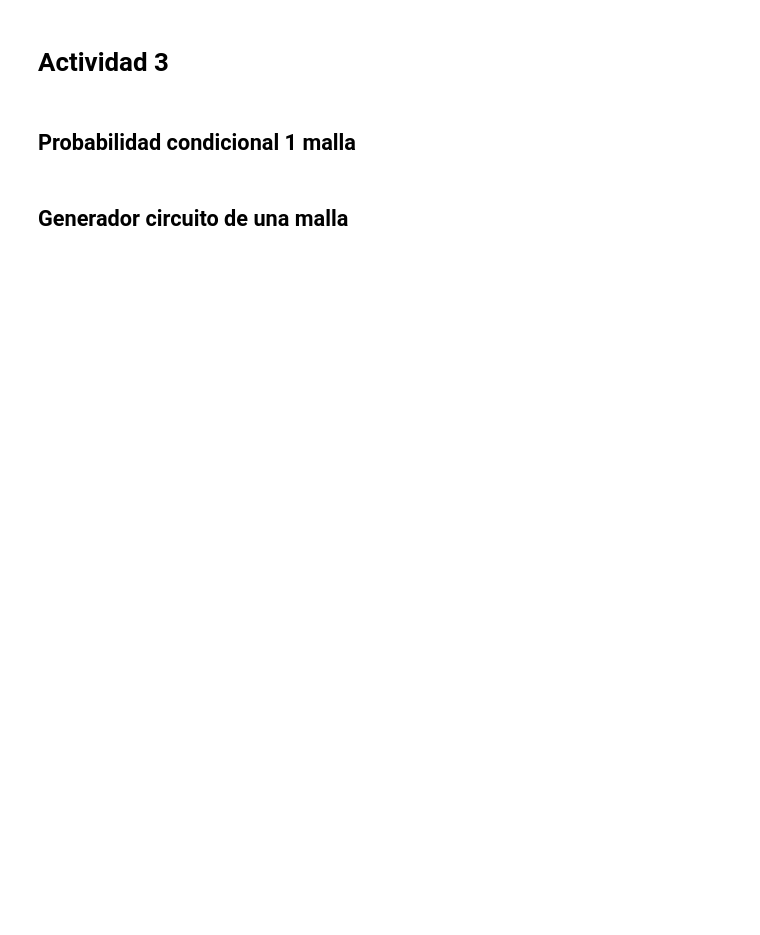
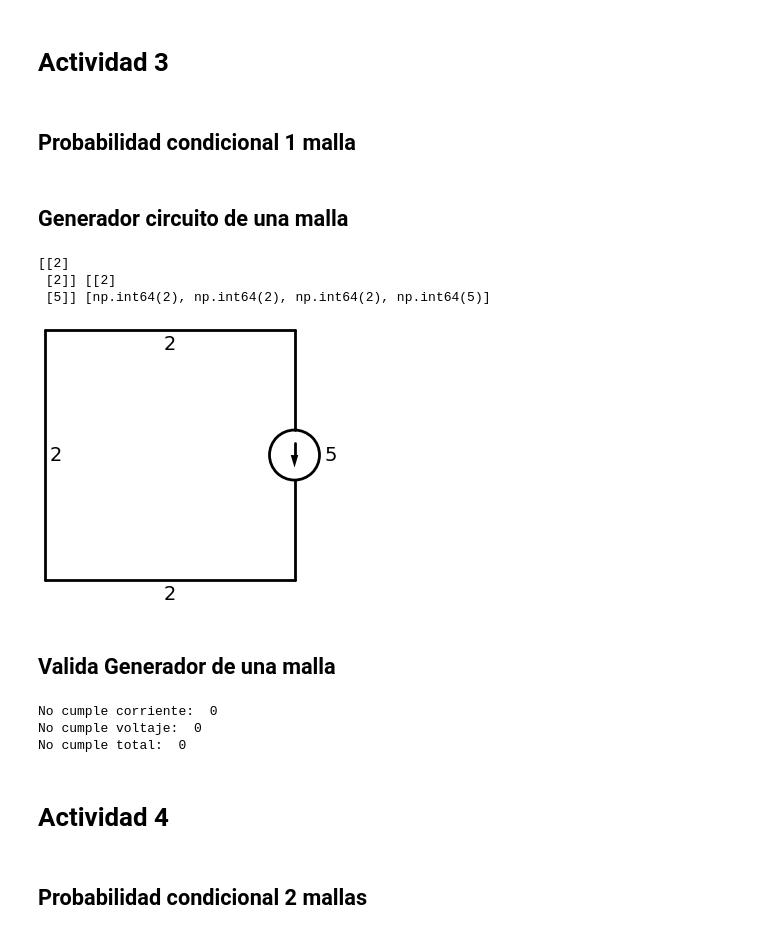
Before and after one commit to criss201x/random-circuit-generator, a Jupyter notebook: notebooks/Trabajo_1.ipynb, the cells around one changed output. Saved outputs shown, nothing was run; the diff lists cells and outputs as text; code cells hidden in the pictures; blank space fills up the shorter version.

Commit message:
add: avance actividad 4

```diff
--- a/notebooks/Trabajo_1.ipynb
+++ b/notebooks/Trabajo_1.ipynb
@@ -136,7 +136,7 @@ V:  [[4]
 
 experimentos = 100_000
 nocumple_corriente = 0
-nocumple_24 = 0
+nocumple_voltaje = 0
 
 for _ in range(experimentos):
     H = va(x, p, 1, 2)
@@ -149,12 +149,12 @@ for _ in range(experimentos):
 
     # Criterio 2: solo voltajes (4) y cortos (2), pero no todos cortos
     if np.all(np.isin(elementos, [2, 4])) and np.any(elementos == 4) and not np.all(elementos == 2):
-        nocumple_24 += 1
+        nocumple_voltaje += 1
 
 # Resultados experimentales
 fr_corriente = nocumple_corriente / experimentos
-fr_24 = nocumple_24 / experimentos
-fr_total = (nocumple_corriente + nocumple_24) / experimentos
+fr_voltaje = nocumple_voltaje / experimentos
+fr_total = (nocumple_corriente + nocumple_voltaje) / experimentos
 
 # Resultados teóricos
 total_combinaciones = 4**4  # 4 elementos, 4 opciones cada uno
@@ -167,8 +167,8 @@ inv_corriente = (
 teorico_corriente = inv_corriente / total_combinaciones
 
 # Combinaciones con solo 2 y 4 (16 en total), excluyendo todos 2
-teorico_24 = (2**4 - 1) / total_combinaciones
-teorico_total = teorico_corriente + teorico_24
+teorico_voltaje = (2**4 - 1) / total_combinaciones
+teorico_total = teorico_corriente + teorico_voltaje
 
-fr_corriente, fr_24, fr_total, teorico_corriente, teorico_24, teorico_total
+fr_corriente, fr_voltaje, fr_total, teorico_corriente, teorico_voltaje, teorico_total
 # %% [output]
@@ -399,8 +413,74 @@ def prob_condicional(elementos, x):
             elif 4 in elementos and 3 not in elementos:
                 # hay mezcla de 2 y 4, pero sin resistencias: no permitir más 2 ni 4
                 p[np.isin(x, [2, 4])] = 0
+            elif 2 in elementos and 4 not in elementos:
+                # si todos los elementos son cortos (2), no permitir fuente de voltaje
+                p[np.isin(x, [4])] = 0
 
     p = p / np.sum(p)
     return p
 # %% [markdown]
 ## Generador circuito de una malla
+# %%
+
+def generar_malla_valida():
+    x = [2, 3, 4, 5]
+    H = np.zeros((2, 1), dtype=int)
+    V = np.zeros((2, 1), dtype=int)
+    elementos = []
+
+    for i in range(4):
+        p = prob_condicional(elementos, x)
+        elegido = np.random.choice(x, p=p)
+        elementos.append(elegido)
+        if i < 2:
+            H[i, 0] = elegido
+        else:
+            V[i - 2, 0] = elegido
+    return H, V, elementos
+# %%
+H, V, elementos_generados = generar_malla_valida()
+print(H, V, elementos_generados)
+
+generacircuito1malla(H, V)
+# %% [output]
+[[2]
+ [2]] [[2]
+ [5]] [np.int64(2), np.int64(2), np.int64(2), np.int64(5)]
+[figure, added]
+# %% [markdown]
+## Valida Generador de una malla
+# %%
+# Validacion degenerador de una malla
+# Se toma validacion de la actividad 1
+
+experimentos = 100_000
+nocumple_corriente = 0
+nocumple_voltaje = 0
+
+for _ in range(experimentos):
+    H,V,e = generar_malla_valida()
+    elementos = np.concatenate([H.flatten(), V.flatten()])
+
+    # Criterio 1: más de una fuente de corriente (5)
+    if np.sum(elementos == 5) > 1:
+        nocumple_corriente += 1
+        print("No cumple corriente: ", elementos)
+
+    # Criterio 2: solo voltajes (4) y cortos (2), pero no todos cortos
+    if np.all(np.isin(elementos, [2, 4])) and np.any(elementos == 4) and not np.all(elementos == 2):
+        nocumple_voltaje += 1
+        print("No cumple voltaje: ", elementos)
+
+# fr_corriente, fr_voltaje, fr_total, teorico_corriente, teorico_voltaje, teorico_total
+print("No cumple corriente: ", nocumple_corriente)
+print("No cumple voltaje: ", nocumple_voltaje)
+print("No cumple total: ", nocumple_corriente + nocumple_voltaje)
+# %% [output]
+No cumple corriente:  0
+No cumple voltaje:  0
+No cumple total:  0
+# %% [markdown]
+# Actividad 4
+# %% [markdown]
+## Probabilidad condicional 2 mallas
```
Also changed, not shown: parts of 9 cells of this notebook.
